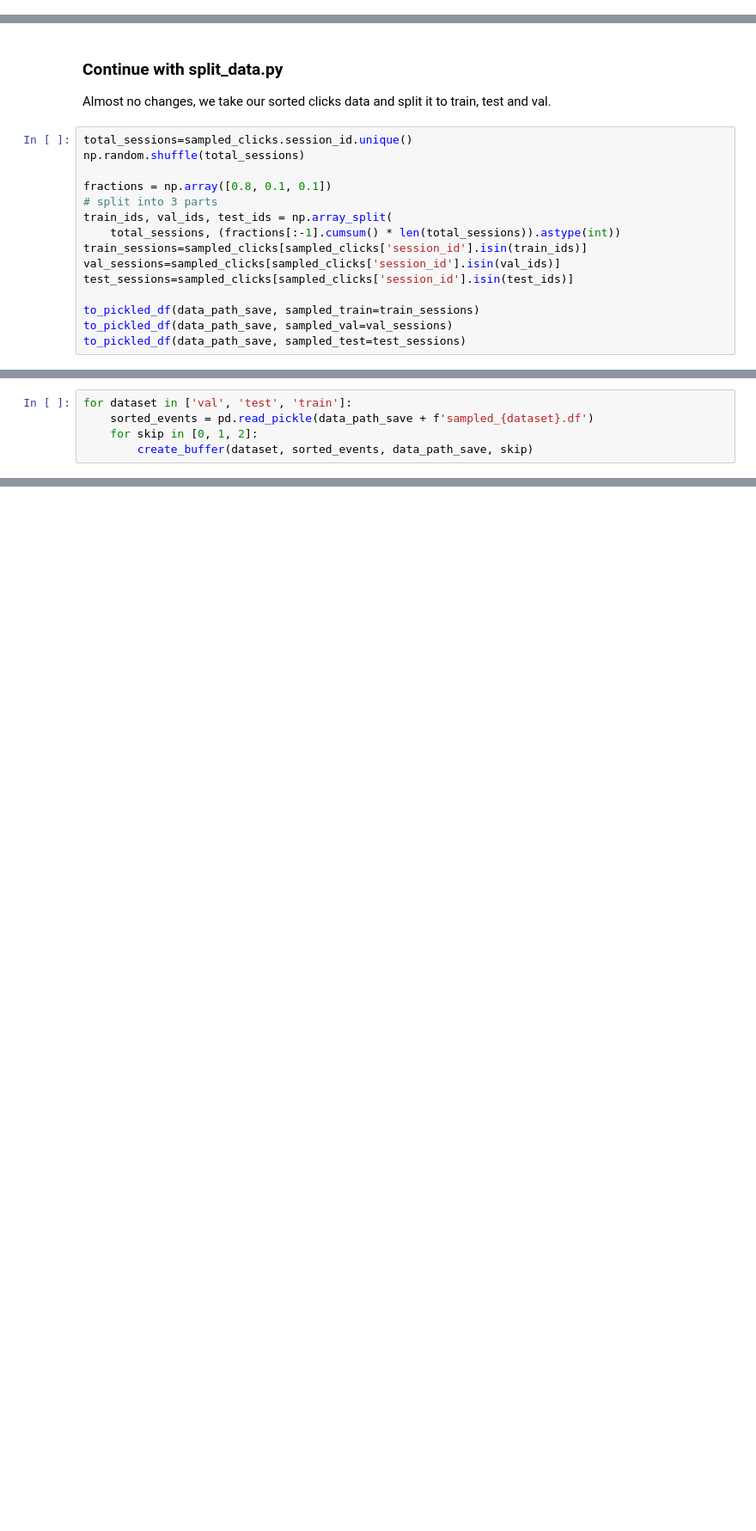
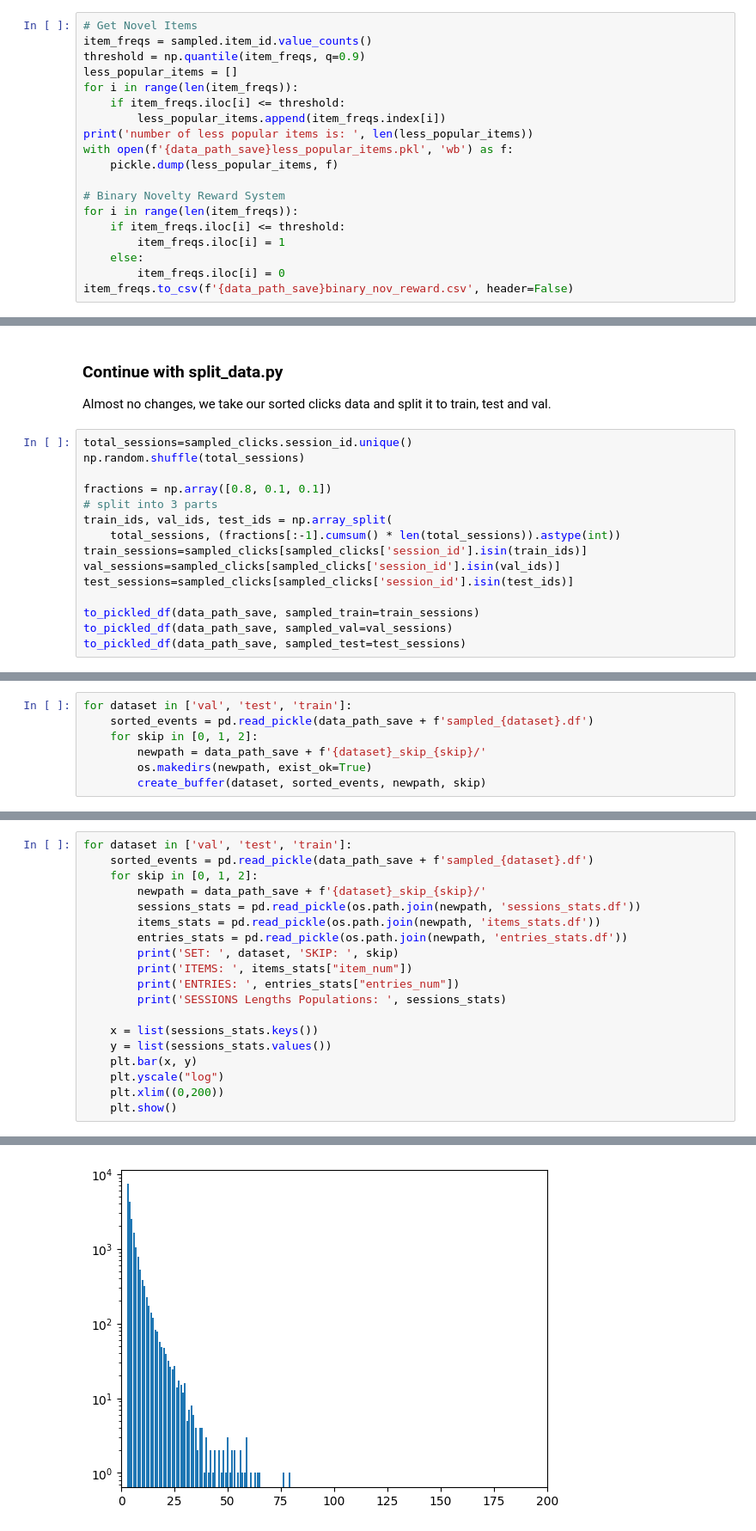
Before and after one commit to mahavrila/my_smorl, a Jupyter notebook: clicks.ipynb, the cells around one changed output, grey strips where cells are left out. Shown: that part at 86% size. Drawn from its saved outputs; the diff is of its cells as text; blank space fills up the shorter version.

```diff
--- a/clicks.ipynb
+++ b/clicks.ipynb
@@ -40,0 +48,19 @@ to_pickled_df(data_path_save, sampled_clicks=sampled_clicks)
+# %%
+# Get Novel Items
+item_freqs = sampled.item_id.value_counts()
+threshold = np.quantile(item_freqs, q=0.9)
+less_popular_items = []
+for i in range(len(item_freqs)):
+    if item_freqs.iloc[i] <= threshold:
+        less_popular_items.append(item_freqs.index[i])
+print('number of less popular items is: ', len(less_popular_items))
+with open(f'{data_path_save}less_popular_items.pkl', 'wb') as f:
+    pickle.dump(less_popular_items, f)
+
+# Binary Novelty Reward System
+for i in range(len(item_freqs)):
+    if item_freqs.iloc[i] <= threshold:
+        item_freqs.iloc[i] = 1
+    else:
+        item_freqs.iloc[i] = 0
+item_freqs.to_csv(f'{data_path_save}binary_nov_reward.csv', header=False)
@@ -124,4 +181,6 @@ def create_buffer(dataset_name, sorted_events, output_path, skip_length=0):
 for dataset in ['val', 'test', 'train']:
     sorted_events = pd.read_pickle(data_path_save + f'sampled_{dataset}.df')
     for skip in [0, 1, 2]:
-        create_buffer(dataset, sorted_events, data_path_save, skip)
+        newpath = data_path_save + f'{dataset}_skip_{skip}/'
+        os.makedirs(newpath, exist_ok=True)
+        create_buffer(dataset, sorted_events, newpath, skip)
@@ -127,0 +191,20 @@ for dataset in ['val', 'test', 'train']:
+# %%
+for dataset in ['val', 'test', 'train']:
+    sorted_events = pd.read_pickle(data_path_save + f'sampled_{dataset}.df')
+    for skip in [0, 1, 2]:
+        newpath = data_path_save + f'{dataset}_skip_{skip}/'
+        sessions_stats = pd.read_pickle(os.path.join(newpath, 'sessions_stats.df'))
+        items_stats = pd.read_pickle(os.path.join(newpath, 'items_stats.df'))
+        entries_stats = pd.read_pickle(os.path.join(newpath, 'entries_stats.df'))
+        print('SET: ', dataset, 'SKIP: ', skip)
+        print('ITEMS: ', items_stats["item_num"])
+        print('ENTRIES: ', entries_stats["entries_num"])
+        print('SESSIONS Lengths Populations: ', sessions_stats)
+
+    x = list(sessions_stats.keys())
+    y = list(sessions_stats.values())
+    plt.bar(x, y)
+    plt.yscale("log")
+    plt.xlim((0,200))
+    plt.show()
+# %% [output]
@@ -127,0 +223 @@ for dataset in ['val', 'test', 'train']:
+[figure, added]
```
Also changed, not shown: parts of 11 cells of this notebook, 16 other files.
